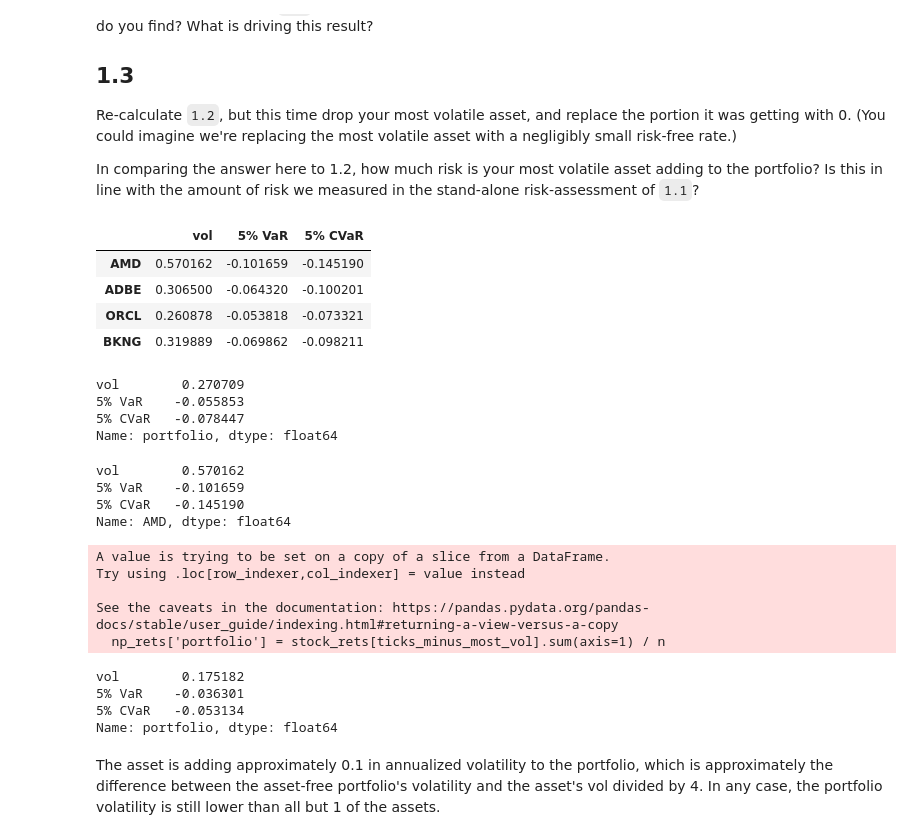
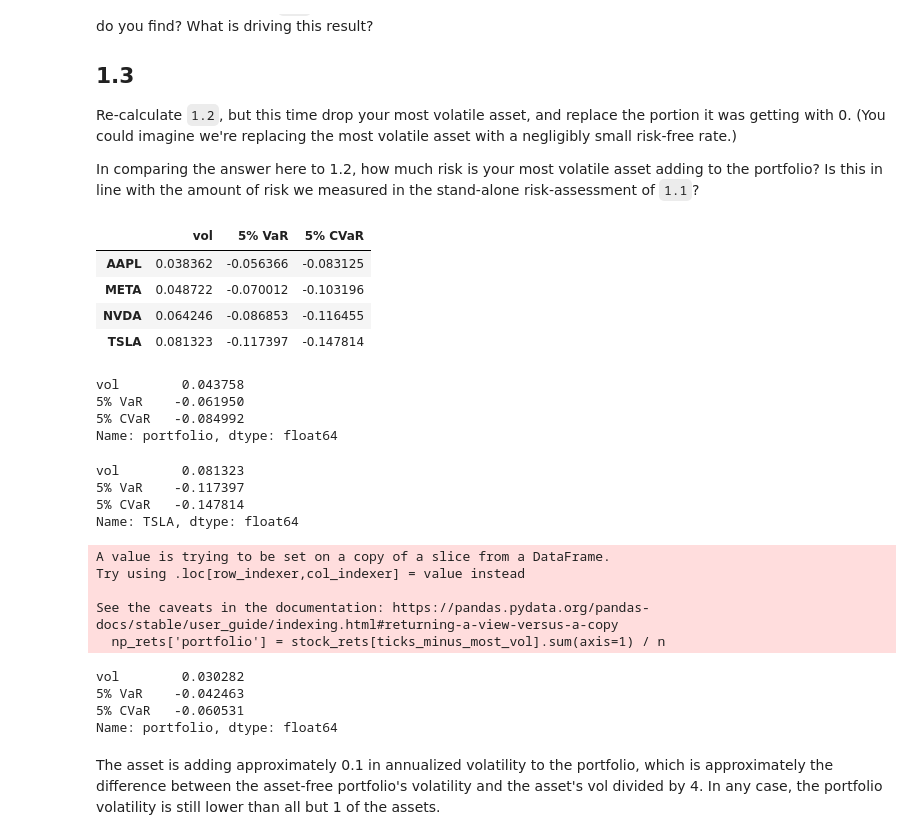
Before and after one commit to t-flora/portfolio-risk-mgmt, a Jupyter notebook: hw3/VaR-of-Equity-Portfolio.ipynb, the cells around one changed output. Saved outputs shown, nothing was run; the diff lists cells and outputs as text; code cells hidden in the pictures.

```diff
--- a/hw3/VaR-of-Equity-Portfolio.ipynb
+++ b/hw3/VaR-of-Equity-Portfolio.ipynb
@@ -18,7 +18,8 @@ import numpy as np
 import matplotlib.pyplot as plt
 from scipy.stats import norm
 
-TICKS = ["AMD", "ADBE", "ORCL", "BKNG"]
+# TICKS = ["AMD", "ADBE", "ORCL", "BKNG"]
+TICKS = ["AAPL", "META", "NVDA", "TSLA"]
 
 stock_rets = pd.read_excel("../data/spx_returns_weekly.xlsx", sheet_name="s&p500 rets").set_index("date")[TICKS]
 bench_rets = pd.read_excel("../data/spx_returns_weekly.xlsx", sheet_name="benchmark rets").set_index("date")
@@ -66,24 +67,24 @@ In comparing the answer here to 1.2, how much risk is your most volatile asset a
 # %%
 # 1.1
 def compute_stock_stats(rets: pd.DataFrame) -> pd.DataFrame:
-    vol = rets.std() * np.sqrt(52)
+    vol = rets.std()
     eVaR = rets.quantile(0.05)
     eCVaR = rets[rets <= rets.quantile(0.05)].mean()
 
     return pd.DataFrame(data = {
         "vol": vol,
         "5% VaR": eVaR,
         "5% CVaR": eCVaR,
     })
 
 stats = compute_stock_stats(stock_rets)
 stats.head()
 # %% [output]
 |  | vol | 5% VaR | 5% CVaR |
-| AMD | 0.570162 | -0.101659 | -0.145190 |
-| ADBE | 0.306500 | -0.064320 | -0.100201 |
-| ORCL | 0.260878 | -0.053818 | -0.073321 |
-| BKNG | 0.319889 | -0.069862 | -0.098211 |
+| AAPL | 0.038362 | -0.056366 | -0.083125 |
+| META | 0.048722 | -0.070012 | -0.103196 |
+| NVDA | 0.064246 | -0.086853 | -0.116455 |
+| TSLA | 0.081323 | -0.117397 | -0.147814 |
 # %%
 # 1.2
 n = len(TICKS)
@@ -92,9 +93,9 @@ stock_rets['portfolio'] = stock_rets[TICKS].sum(axis=1) / n
 pf_stats = compute_stock_stats(stock_rets).loc["portfolio"]
 pf_stats.head()
 # %% [output]
-vol        0.270709
-5% VaR    -0.055853
-5% CVaR   -0.078447
+vol        0.043758
+5% VaR    -0.061950
+5% CVaR   -0.084992
 Name: portfolio, dtype: float64
 # %%
 # 1.3
@@ -109,18 +110,18 @@ np_rets['portfolio'] = stock_rets[ticks_minus_most_vol].sum(axis=1) / n
 np_stats = compute_stock_stats(np_rets).loc["portfolio"]
 np_stats.head()
 # %% [output]
-vol        0.570162
-5% VaR    -0.101659
-5% CVaR   -0.145190
-Name: AMD, dtype: float64
+vol        0.081323
+5% VaR    -0.117397
+5% CVaR   -0.147814
+Name: TSLA, dtype: float64
 A value is trying to be set on a copy of a slice from a DataFrame.
 Try using .loc[row_indexer,col_indexer] = value instead
 
 See the caveats in the documentation: https://pandas.pydata.org/pandas-docs/stable/user_guide/indexing.html#returning-a-view-versus-a-copy
   np_rets['portfolio'] = stock_rets[ticks_minus_most_vol].sum(axis=1) / n
-vol        0.175182
-5% VaR    -0.036301
-5% CVaR   -0.053134
+vol        0.030282
+5% VaR    -0.042463
+5% CVaR   -0.060531
 Name: portfolio, dtype: float64
 # %% [markdown]
 The asset is adding approximately 0.1 in annualized volatility to the portfolio, which is approximately the difference between the asset-free portfolio's volatility and the asset's vol divided by 4. In any case, the portfolio volatility is still lower than all but 1 of the assets.
```
Also changed, not shown: parts of 6 cells of this notebook, 1 other file.
